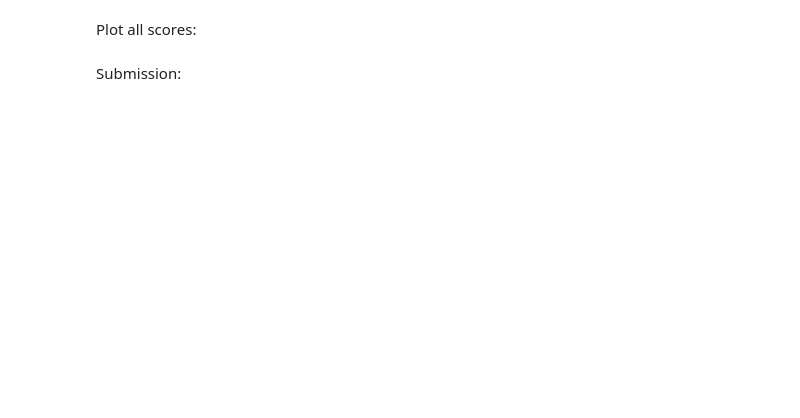
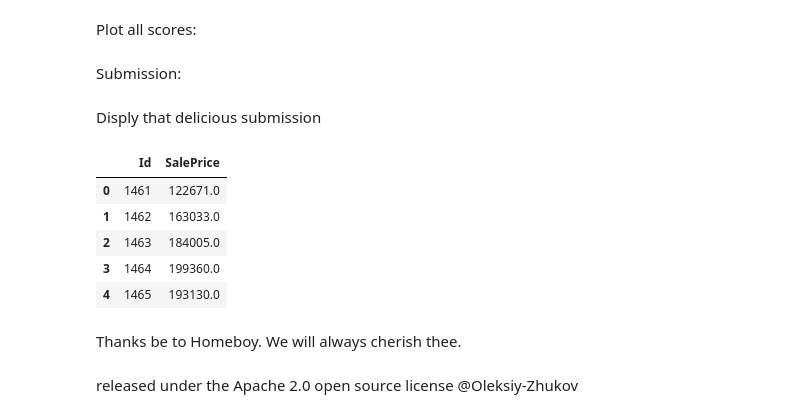
Before and after one commit to anomalytheorem/PracticeMachineLearning, a Jupyter notebook: notebooks/sklearn_homesales.ipynb, the cells around one changed output. Saved outputs shown, nothing was run; the diff lists cells and outputs as text; code cells hidden in the pictures; blank space fills up the shorter version.

Commit message:
finished house price.

```diff
--- a/notebooks/sklearn_homesales.ipynb
+++ b/notebooks/sklearn_homesales.ipynb
@@ -657,0 +660,16 @@ submission['SalePrice'] = submission['SalePrice'].apply(lambda x: x if x < q2 el
+# %% [markdown]
+Disply that delicious submission
+# %%
+submission_reader = pd.read_csv("../data/submission.csv")
+submission_reader.head()
+# %% [output]
+|  | Id | SalePrice |
+| 0 | 1461 | 122671.0 |
+| 1 | 1462 | 163033.0 |
+| 2 | 1463 | 184005.0 |
+| 3 | 1464 | 199360.0 |
+| 4 | 1465 | 193130.0 |
+# %% [markdown]
+Thanks be to Homeboy. We will always cherish thee.
+# %% [markdown]
+released under the Apache 2.0 open source license @Oleksiy-Zhukov
```
Also changed, not shown: parts of 3 cells of this notebook, 5 other files.
